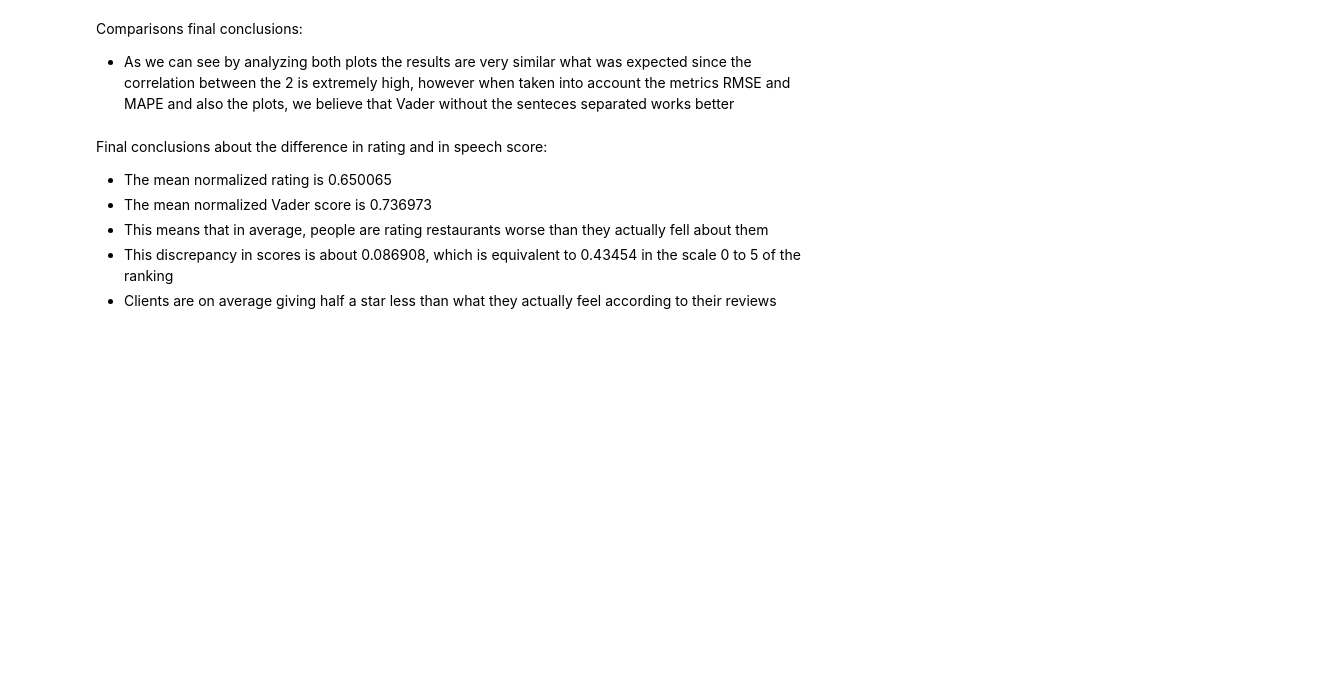
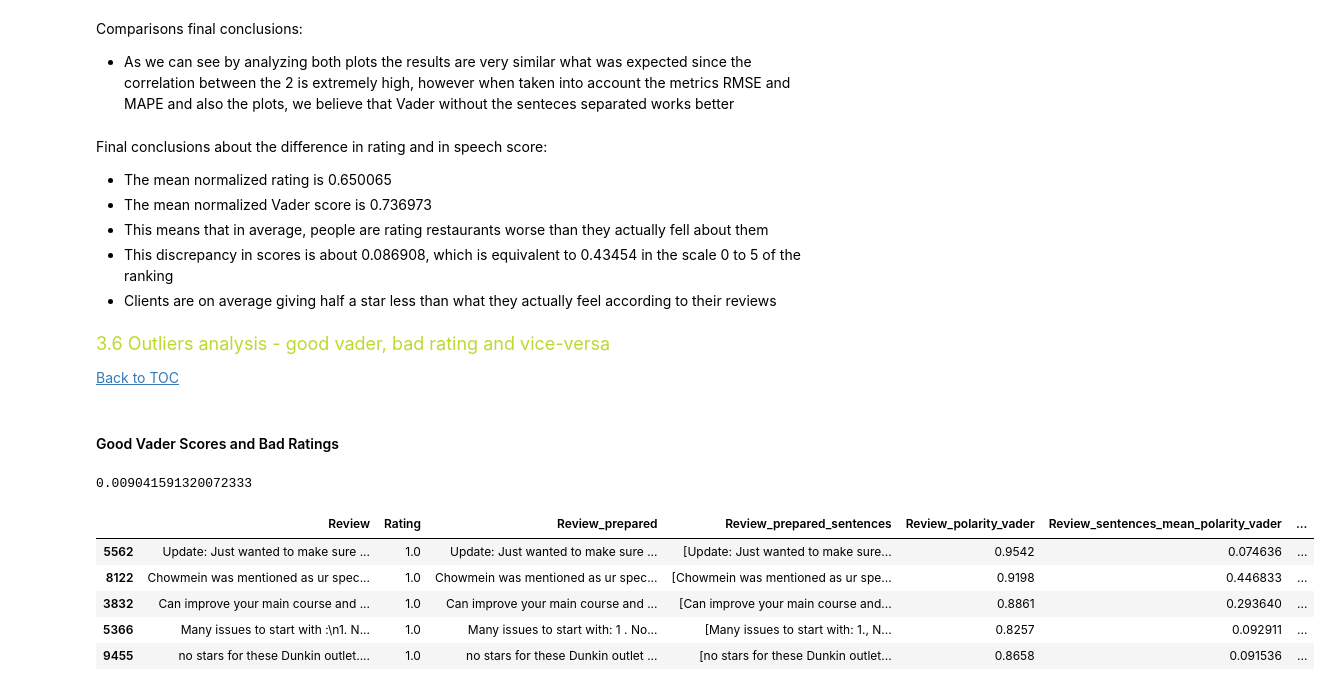
Before and after one commit to JoaoF7/Text_Mining_Project, a Jupyter notebook: TM2425_project_sow_Annex_B_Notebook_Template.ipynb, the cells around one changed output. Cells and saved outputs as stored; diff of their text form; code cells hidden in the pictures; blank space fills up the shorter version.

```diff
--- a/TM2425_project_sow_Annex_B_Notebook_Template.ipynb
+++ b/TM2425_project_sow_Annex_B_Notebook_Template.ipynb
@@ -944,3 +944,25 @@ Final conclusions about the difference in rating and in speech score:
 - This means that in average, people are rating restaurants worse than they actually fell about them
 - This discrepancy in scores is about 0.086908, which is equivalent to 0.43454 in the scale 0 to 5 of the ranking
 - Clients are on average giving half a star less than what they actually feel according to their reviews
+# %% [markdown]
+<font color='#BFD72F' size=4>3.6 Outliers analysis - good vader, bad rating and vice-versa</font> <a class="anchor" id="P36"></a>
+
+[Back to TOC](#toc)
+# %% [markdown]
+#### Good Vader Scores and Bad Ratings
+# %%
+filtered_data = sent_analysis[(sent_analysis["Review_polarity_vader"] > 0.75) & (sent_analysis["Rating"] == 1.0)]
+random_samples = filtered_data.sample(n=5, random_state=1)
+# %%
+len(filtered_data) / len(sent_analysis)
+# %% [output]
+0.009041591320072333
+# %%
+random_samples
+# %% [output]
+|  | Review | Rating | Review_prepared | Review_prepared_sentences | Review_polarity_vader | Review_sentences_mean_polarity_vader | ... |
+| 5562 | Update: Just wanted to make sure ... | 1.0 | Update: Just wanted to make sure ... | [Update: Just wanted to make sure... | 0.9542 | 0.074636 | ... |
+| 8122 | Chowmein was mentioned as ur spec... | 1.0 | Chowmein was mentioned as ur spec... | [Chowmein was mentioned as ur spe... | 0.9198 | 0.446833 | ... |
+| 3832 | Can improve your main course and ... | 1.0 | Can improve your main course and ... | [Can improve your main course and... | 0.8861 | 0.293640 | ... |
+| 5366 | Many issues to start with :\n1. N... | 1.0 | Many issues to start with: 1 . No... | [Many issues to start with: 1., N... | 0.8257 | 0.092911 | ... |
+| 9455 | no stars for these Dunkin outlet.... | 1.0 | no stars for these Dunkin outlet ... | [no stars for these Dunkin outlet... | 0.8658 | 0.091536 | ... |
```
Also changed, not shown: parts of 22 cells of this notebook, 3 other files.
